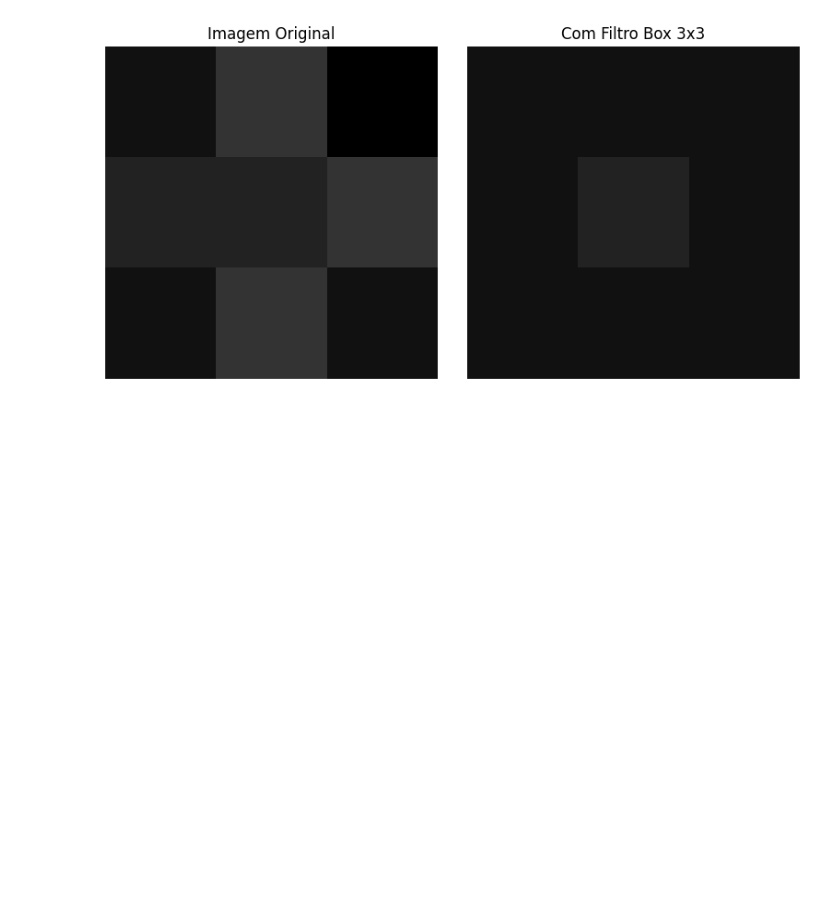
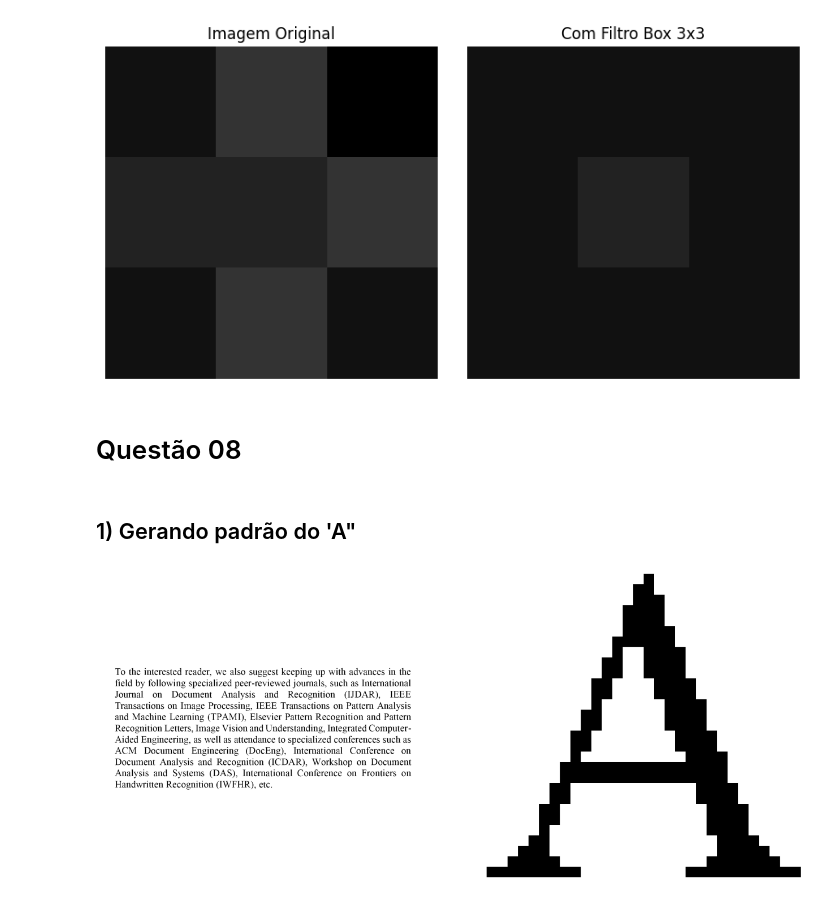
Before and after one commit to Manuelfjr/pdi, a Jupyter notebook: notebooks/01_atv02_code.ipynb, the cells around one changed output. Drawn from its saved outputs; the diff is of its cells as text; code cells hidden in the pictures; blank space fills up the shorter version.

```diff
--- a/notebooks/01_atv02_code.ipynb
+++ b/notebooks/01_atv02_code.ipynb
@@ -323,3 +324,25 @@ fig_q6.savefig(path_assets / "atv02-q06-02.png", dpi=400, bbox_inches='tight')
 plt.show()
 # %% [output]
 [figure]
+# %% [markdown]
+# Questão 08
+# %% [markdown]
+## 1) Gerando padrão do 'A"
+# %%
+file_path_template_A = path_assets / "atv02-q08-01_template_A.png"
+image_path = str(path_assets / "atv02_lista02-assets" / "Book_1.png")
+
+image_book = cv2.imread(image_path, cv2.IMREAD_GRAYSCALE)
+image_template = cv2.imread(file_path_template_A, cv2.IMREAD_GRAYSCALE)
+# template = np.ones((50, 50), dtype=np.uint8) * 255
+# cv2.putText(template, "A", (5, 40), cv2.FONT_HERSHEY_SIMPLEX, 1.7, (0), 2)
+# cv2.imwrite(file_path_template_A, template)
+# %%
+fig_q8_i, ax = plt.subplots(1, 2, figsize=(16, 8))
+ax[0].imshow(image_book, cmap='gray')
+ax[1].imshow(image_template, cmap='gray')
+ax[0].axis('off')
+ax[1].axis('off')
+plt.show()
+# %% [output]
+[figure, added]
```
Also changed, not shown: parts of 11 cells of this notebook, 13 other files.
